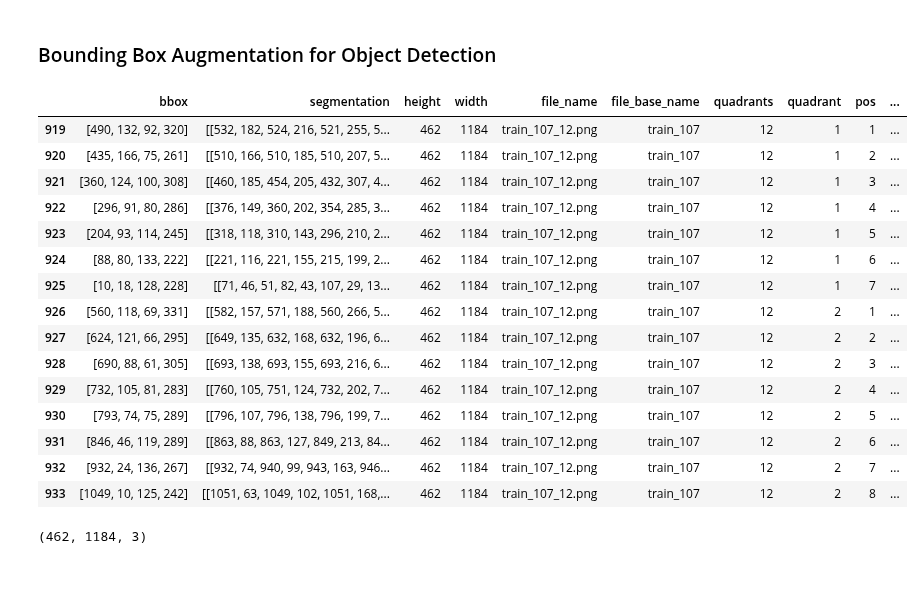
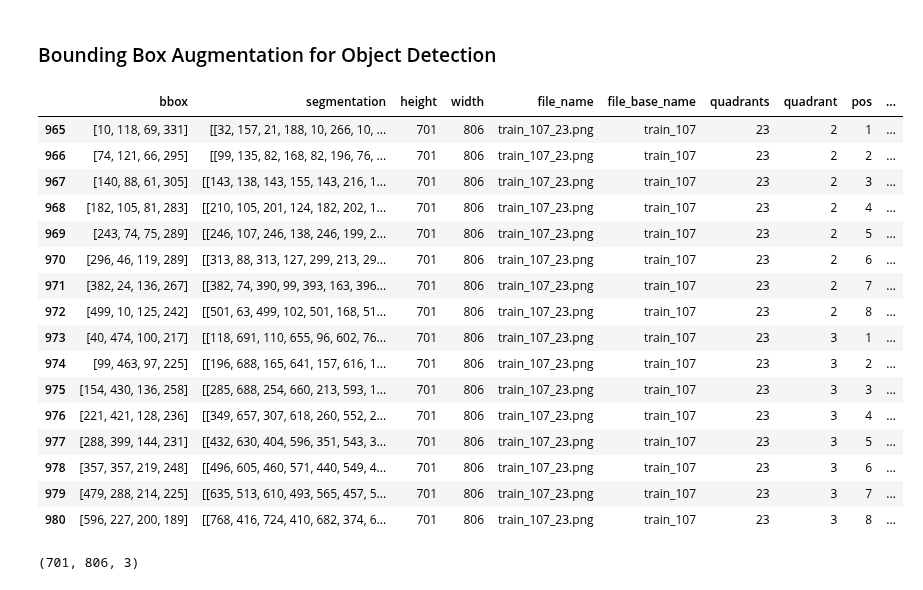
Before and after one commit to awerdich/computervision, a Jupyter notebook: notebooks/detection/05_augmentations.ipynb, the cells around one changed output. Drawn from its saved outputs; the diff is of its cells as text; code cells hidden in the pictures.

```diff
--- a/notebooks/detection/05_augmentations.ipynb
+++ b/notebooks/detection/05_augmentations.ipynb
@@ -301,42 +301,43 @@ plt.show()
 # %%
 # Pick a panoramic x-ray image
 idx = 10
-quadrants = 12
+quadrants = 23
 base_name_list = sorted(list(df['file_base_name'].unique()))
 file_base_name = base_name_list[idx]
 df_file = df.loc[(df['file_base_name'] == file_base_name) & (df['quadrants'] == quadrants)]
 display(df_file)
 
 # Load the image
 file_name = df_file['file_name'].to_list()[0]
 file = os.path.join(xrays_dir, file_name)
 im = ImageData().load_image(file)
 # For the model, we need RGB images
 im = ImageData().np2color(im)
 print(im.shape)
 
 box_list = df_file['bbox'].tolist()
 position_list = df_file['ada'].tolist()
 quadrant_list = df_file['quadrant'].tolist()
 label_list = [f'Q{quadrant}P{position}' for quadrant, position in zip(quadrant_list, position_list)]
 # %% [output]
 |  | bbox | segmentation | height | width | file_name | file_base_name | quadrants | quadrant | pos | ... |
-| 919 | [490, 132, 92, 320] | [[532, 182, 524, 216, 521, 255, 5... | 462 | 1184 | train_107_12.png | train_107 | 12 | 1 | 1 | ... |
-| 920 | [435, 166, 75, 261] | [[510, 166, 510, 185, 510, 207, 5... | 462 | 1184 | train_107_12.png | train_107 | 12 | 1 | 2 | ... |
-| 921 | [360, 124, 100, 308] | [[460, 185, 454, 205, 432, 307, 4... | 462 | 1184 | train_107_12.png | train_107 | 12 | 1 | 3 | ... |
-| 922 | [296, 91, 80, 286] | [[376, 149, 360, 202, 354, 285, 3... | 462 | 1184 | train_107_12.png | train_107 | 12 | 1 | 4 | ... |
-| 923 | [204, 93, 114, 245] | [[318, 118, 310, 143, 296, 210, 2... | 462 | 1184 | train_107_12.png | train_107 | 12 | 1 | 5 | ... |
-| 924 | [88, 80, 133, 222] | [[221, 116, 221, 155, 215, 199, 2... | 462 | 1184 | train_107_12.png | train_107 | 12 | 1 | 6 | ... |
-| 925 | [10, 18, 128, 228] | [[71, 46, 51, 82, 43, 107, 29, 13... | 462 | 1184 | train_107_12.png | train_107 | 12 | 1 | 7 | ... |
-| 926 | [560, 118, 69, 331] | [[582, 157, 571, 188, 560, 266, 5... | 462 | 1184 | train_107_12.png | train_107 | 12 | 2 | 1 | ... |
-| 927 | [624, 121, 66, 295] | [[649, 135, 632, 168, 632, 196, 6... | 462 | 1184 | train_107_12.png | train_107 | 12 | 2 | 2 | ... |
-| 928 | [690, 88, 61, 305] | [[693, 138, 693, 155, 693, 216, 6... | 462 | 1184 | train_107_12.png | train_107 | 12 | 2 | 3 | ... |
-| 929 | [732, 105, 81, 283] | [[760, 105, 751, 124, 732, 202, 7... | 462 | 1184 | train_107_12.png | train_107 | 12 | 2 | 4 | ... |
-| 930 | [793, 74, 75, 289] | [[796, 107, 796, 138, 796, 199, 7... | 462 | 1184 | train_107_12.png | train_107 | 12 | 2 | 5 | ... |
-| 931 | [846, 46, 119, 289] | [[863, 88, 863, 127, 849, 213, 84... | 462 | 1184 | train_107_12.png | train_107 | 12 | 2 | 6 | ... |
-| 932 | [932, 24, 136, 267] | [[932, 74, 940, 99, 943, 163, 946... | 462 | 1184 | train_107_12.png | train_107 | 12 | 2 | 7 | ... |
-| 933 | [1049, 10, 125, 242] | [[1051, 63, 1049, 102, 1051, 168,... | 462 | 1184 | train_107_12.png | train_107 | 12 | 2 | 8 | ... |
+| 965 | [10, 118, 69, 331] | [[32, 157, 21, 188, 10, 266, 10, ... | 701 | 806 | train_107_23.png | train_107 | 23 | 2 | 1 | ... |
+| 966 | [74, 121, 66, 295] | [[99, 135, 82, 168, 82, 196, 76, ... | 701 | 806 | train_107_23.png | train_107 | 23 | 2 | 2 | ... |
+| 967 | [140, 88, 61, 305] | [[143, 138, 143, 155, 143, 216, 1... | 701 | 806 | train_107_23.png | train_107 | 23 | 2 | 3 | ... |
+| 968 | [182, 105, 81, 283] | [[210, 105, 201, 124, 182, 202, 1... | 701 | 806 | train_107_23.png | train_107 | 23 | 2 | 4 | ... |
+| 969 | [243, 74, 75, 289] | [[246, 107, 246, 138, 246, 199, 2... | 701 | 806 | train_107_23.png | train_107 | 23 | 2 | 5 | ... |
+| 970 | [296, 46, 119, 289] | [[313, 88, 313, 127, 299, 213, 29... | 701 | 806 | train_107_23.png | train_107 | 23 | 2 | 6 | ... |
+| 971 | [382, 24, 136, 267] | [[382, 74, 390, 99, 393, 163, 396... | 701 | 806 | train_107_23.png | train_107 | 23 | 2 | 7 | ... |
+| 972 | [499, 10, 125, 242] | [[501, 63, 499, 102, 501, 168, 51... | 701 | 806 | train_107_23.png | train_107 | 23 | 2 | 8 | ... |
+| 973 | [40, 474, 100, 217] | [[118, 691, 110, 655, 96, 602, 76... | 701 | 806 | train_107_23.png | train_107 | 23 | 3 | 1 | ... |
+| 974 | [99, 463, 97, 225] | [[196, 688, 165, 641, 157, 616, 1... | 701 | 806 | train_107_23.png | train_107 | 23 | 3 | 2 | ... |
+| 975 | [154, 430, 136, 258] | [[285, 688, 254, 660, 213, 593, 1... | 701 | 806 | train_107_23.png | train_107 | 23 | 3 | 3 | ... |
+| 976 | [221, 421, 128, 236] | [[349, 657, 307, 618, 260, 552, 2... | 701 | 806 | train_107_23.png | train_107 | 23 | 3 | 4 | ... |
+| 977 | [288, 399, 144, 231] | [[432, 630, 404, 596, 351, 543, 3... | 701 | 806 | train_107_23.png | train_107 | 23 | 3 | 5 | ... |
+| 978 | [357, 357, 219, 248] | [[496, 605, 460, 571, 440, 549, 4... | 701 | 806 | train_107_23.png | train_107 | 23 | 3 | 6 | ... |
+| 979 | [479, 288, 214, 225] | [[635, 513, 610, 493, 565, 457, 5... | 701 | 806 | train_107_23.png | train_107 | 23 | 3 | 7 | ... |
+| 980 | [596, 227, 200, 189] | [[768, 416, 724, 410, 682, 374, 6... | 701 | 806 | train_107_23.png | train_107 | 23 | 3 | 8 | ... |
-(462, 1184, 3)
+(701, 806, 3)
 # %%
 # Crop to the output format
 im_size = 640
```
Also changed, not shown: parts of 2 cells of this notebook, 7 other files.
